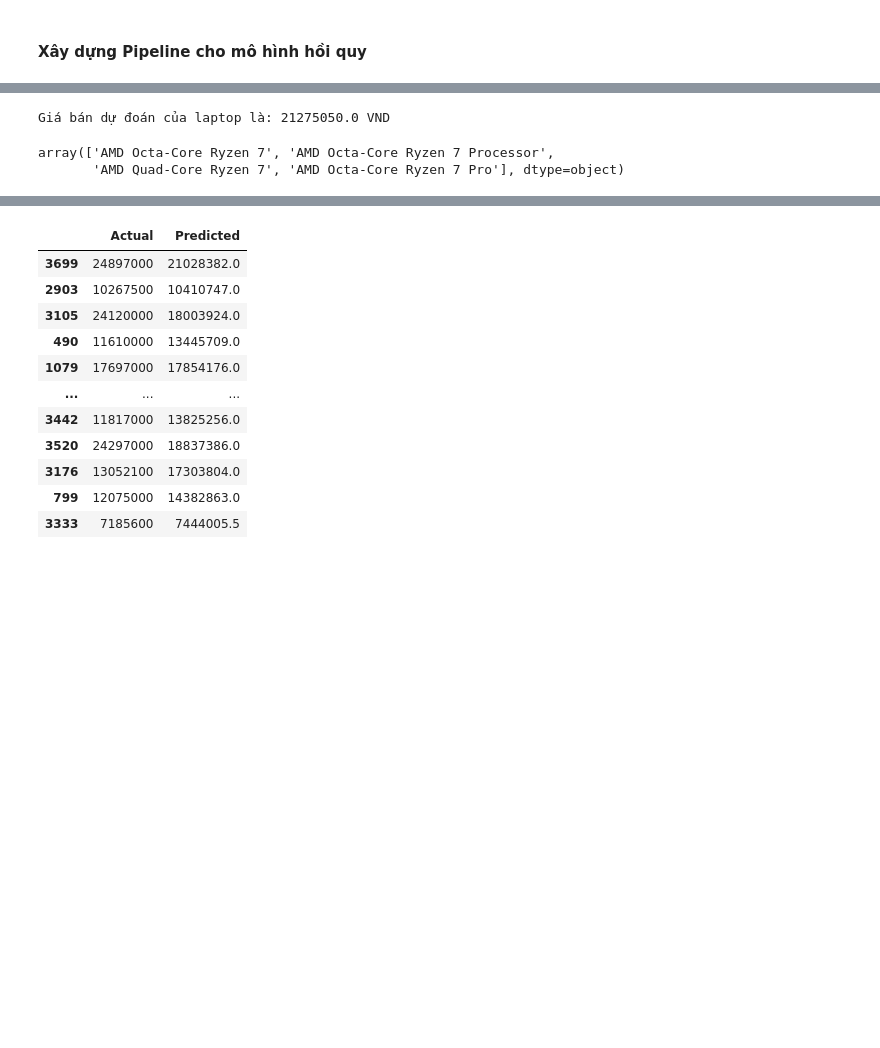
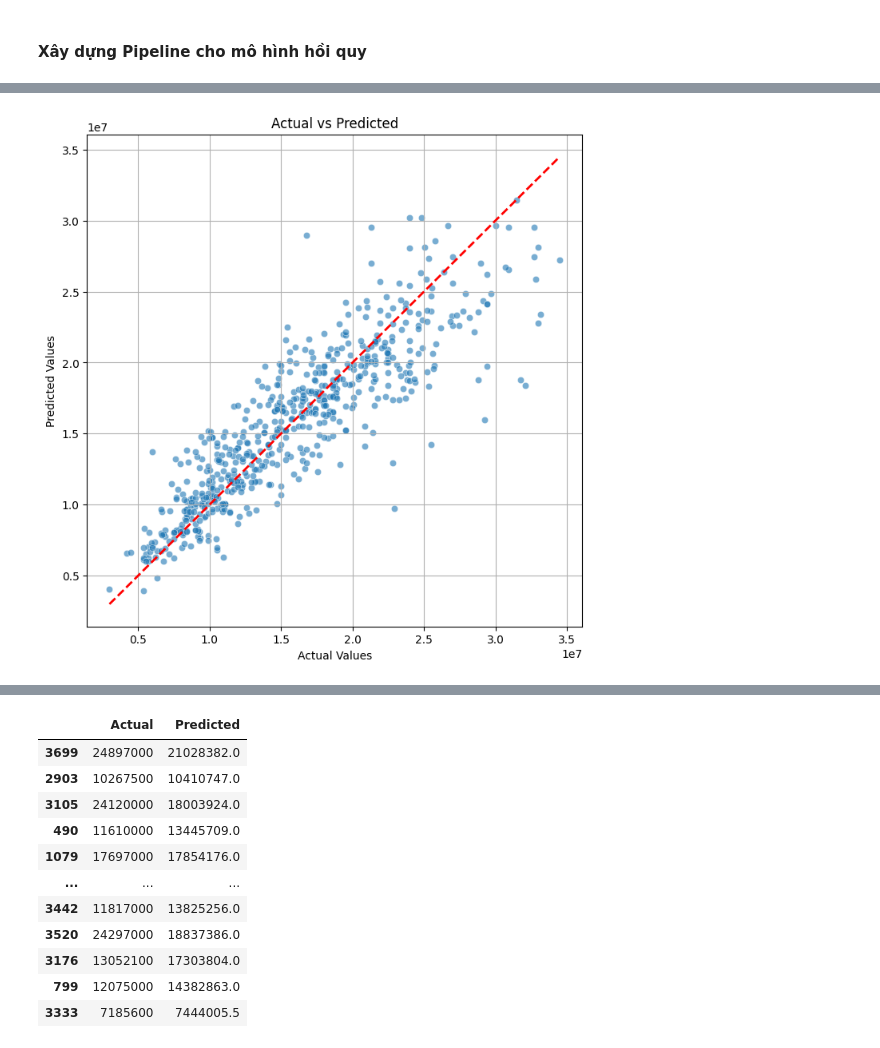
Before and after one commit to NguyenNgocThanhSang/laptop-prices-analysis, a Jupyter notebook: Sources/model_cross_validation.ipynb, the cells around one changed output, grey strips where cells are left out. Drawn from its saved outputs; the diff is of its cells as text; code cells hidden in the pictures; blank space fills up the shorter version.

```diff
--- a/Sources/model_cross_validation.ipynb
+++ b/Sources/model_cross_validation.ipynb
@@ -296,36 +301,16 @@ learning_rate: None
-# %%
-# Hàm dự đoán giá bán laptop
-def predict_laptop_price(brand, processor_name, processor_brand, ram, ram_type, display_type, gpu, gpu_brand, ssd, os, vram):
-    # Tạo DataFrame cho dữ liệu nhập
-    input_data = pd.DataFrame({
-        'Brand': [brand],
-        'Processor_Name': [processor_name],
-        'Processor_Brand': [processor_brand],
-        'RAM': [ram],
-        'RAM_TYPE': [ram_type],
-        'Display_type': [display_type],
-        'GPU': [gpu],
-        'GPU_Brand': [gpu_brand],
-        'SSD': [ssd],
-        'OS': [os],
-        'VRAM': [vram]
-    })
-
-    # Dự đoán giá bán
-    predicted_price = XGB_pipeline.predict(input_data)
-    return predicted_price[0]
-
-# Ví dụ sử dụng hàm
-predicted_price = predict_laptop_price(
-    brand='Lenovo', processor_name='AMD Octa-Core Ryzen 7', processor_brand='AMD', ram=16, ram_type='DDR5',
-    display_type='LCD', gpu='Geforce RTX 4060', gpu_brand='NVIDIA', ssd=512, os='Windows 11', vram=8
-)
-
-print(f"Giá bán dự đoán của laptop là: {predicted_price} VND")
-# %% [output]
-Giá bán dự đoán của laptop là: 21275050.0 VND
-# %%
-df[df['Processor_Name'].str.contains('Ryzen 7')]['Processor_Name'].unique()
-# %% [output]
-array(['AMD Octa-Core Ryzen 7', 'AMD Octa-Core Ryzen 7 Processor',
-       'AMD Quad-Core Ryzen 7', 'AMD Octa-Core Ryzen 7 Pro'], dtype=object)
+# %%
+import matplotlib.pyplot as plt
+import seaborn as sns
+
+plt.figure(figsize=(8, 8))
+sns.scatterplot(x=results_df['Actual'], y=results_df['Predicted'], alpha=0.6)
+plt.plot([results_df['Actual'].min(), results_df['Actual'].max()],
+         [results_df['Actual'].min(), results_df['Actual'].max()],
+         color='red', linestyle='--', linewidth=2)
+plt.title("Actual vs Predicted")
+plt.xlabel("Actual Values")
+plt.ylabel("Predicted Values")
+plt.grid()
+plt.show()
+# %% [output]
+[figure, added]
```
Also changed, not shown: parts of 24 cells of this notebook.
